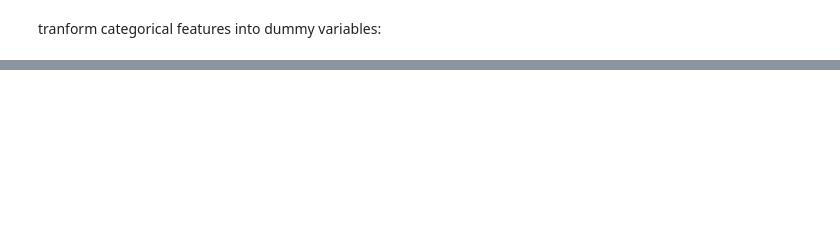
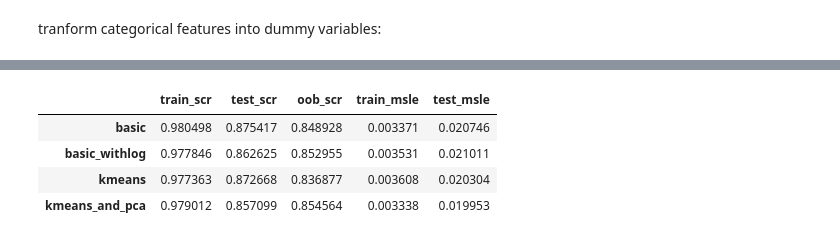
Before and after one commit to yoavshosh/Kaggle_house_price, a Jupyter notebook: Eda_house_prices.ipynb, the cells around one changed output, grey strips where cells are left out. Cells and saved outputs as stored; diff of their text form; code cells hidden in the pictures; blank space fills up the shorter version.

```diff
--- a/Eda_house_prices.ipynb
+++ b/Eda_house_prices.ipynb
@@ -373,0 +430,5 @@ tranform categorical features into dummy variables:
+# %%
+# Create a scaler object
+sc = StandardScaler()
+# Fit the scaler to the features and transform
+X_std = sc.fit_transform(houses_train_modified[cols_for_pca])
@@ -394,0 +508,8 @@ feature_importances.sort_values(ascending = False).head(20).plot.bar()
+# %%
+results
+# %% [output]
+|  | train_scr | test_scr | oob_scr | train_msle | test_msle |
+| basic | 0.980498 | 0.875417 | 0.848928 | 0.003371 | 0.020746 |
+| basic_withlog | 0.977846 | 0.862625 | 0.852955 | 0.003531 | 0.021011 |
+| kmeans | 0.977363 | 0.872668 | 0.836877 | 0.003608 | 0.020304 |
+| kmeans_and_pca | 0.979012 | 0.857099 | 0.854564 | 0.003338 | 0.019953 |
```
Also changed, not shown: parts of 29 cells of this notebook.
